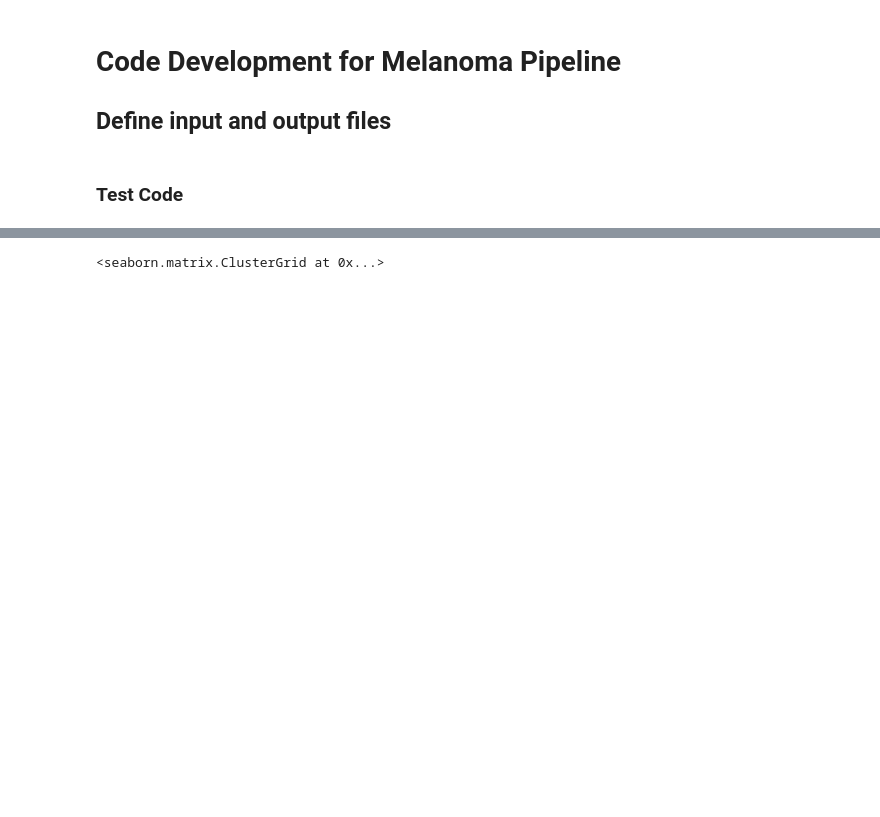
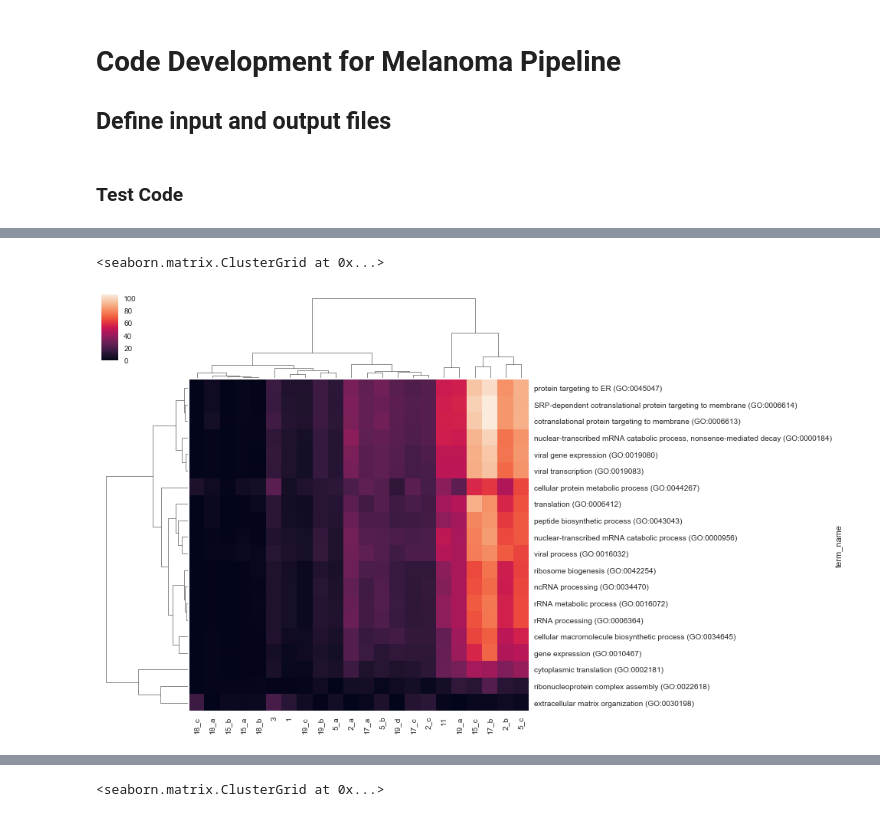
Before and after one commit to MaayanLab/human-melanoma-signature, a Jupyter notebook: pipeline/notebooks/Development.ipynb, the cells around one changed output, grey strips where cells are left out. Cells and saved outputs as stored; diff of their text form; code cells hidden in the pictures; blank space fills up the shorter version.

```diff
--- a/pipeline/notebooks/Development.ipynb
+++ b/pipeline/notebooks/Development.ipynb
@@ -50,3 +48,10 @@ outfile2 = 's4-enrichment.dir/outtest2.txt'
 # outfile = 's1-expression_data.dir/melanoma-cpm.txt'
 # %% [markdown]
 ### Test Code
+# %%
+all_top_log_df = pd.read_table(infile2, index_col='term_name')
+# Unbiased variance over columns, take top 20 results
+top_terms = all_top_log_df.var(axis=1).sort_values(ascending=False).index[:20]
+n = 20
+# %%
+plot_df=all_top_log_df.copy()
@@ -53,3 +80,9 @@ outfile2 = 's4-enrichment.dir/outtest2.txt'
+# %%
+# Visualize with the seaborn package
+sns.clustermap(plot_df.loc[top_terms])
+# %% [output]
+<seaborn.matrix.ClusterGrid at 0x...>
+[figure, added]
 # %%
 enr_res_df = pd.read_table(infile)
 # Select rows whose column value equals a scalar 'top'
```
Also changed, not shown: parts of 4 cells of this notebook, 1 other file.
